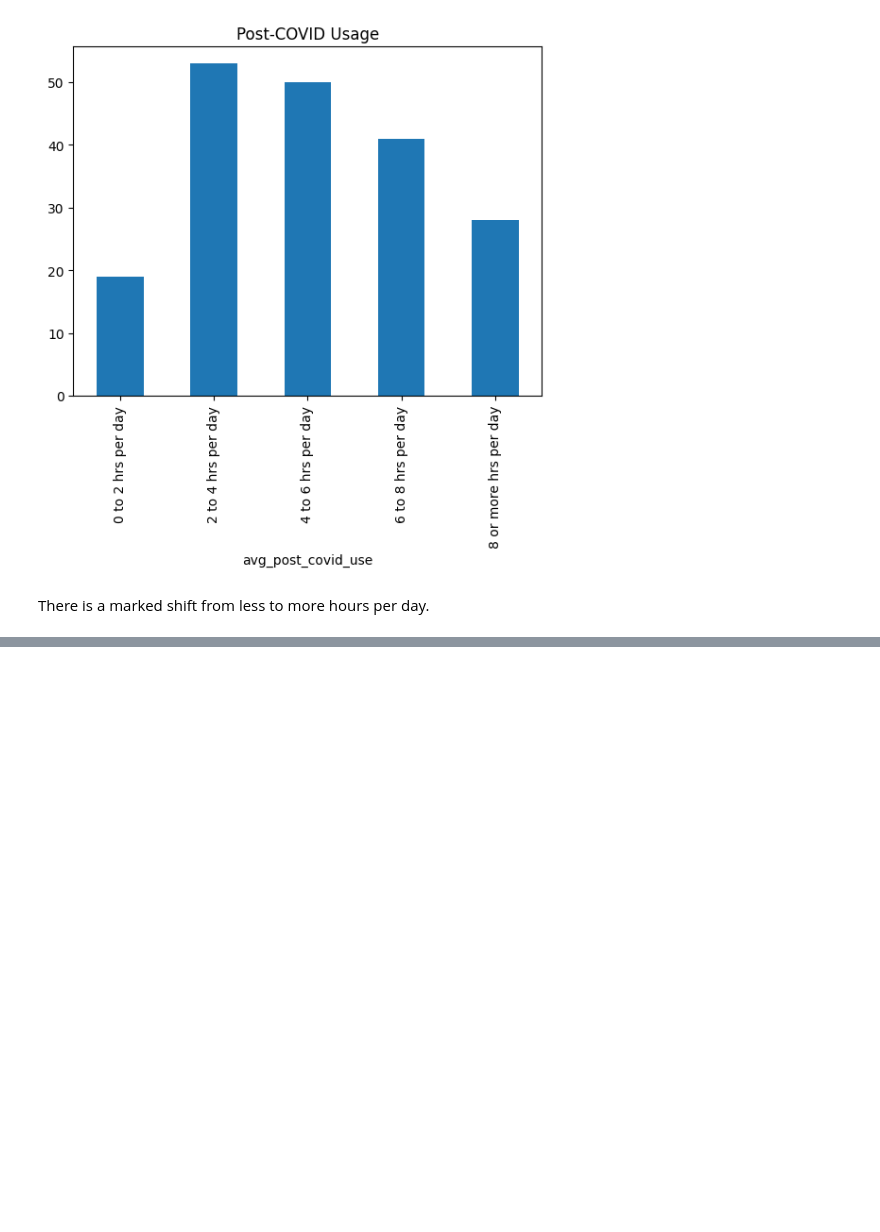
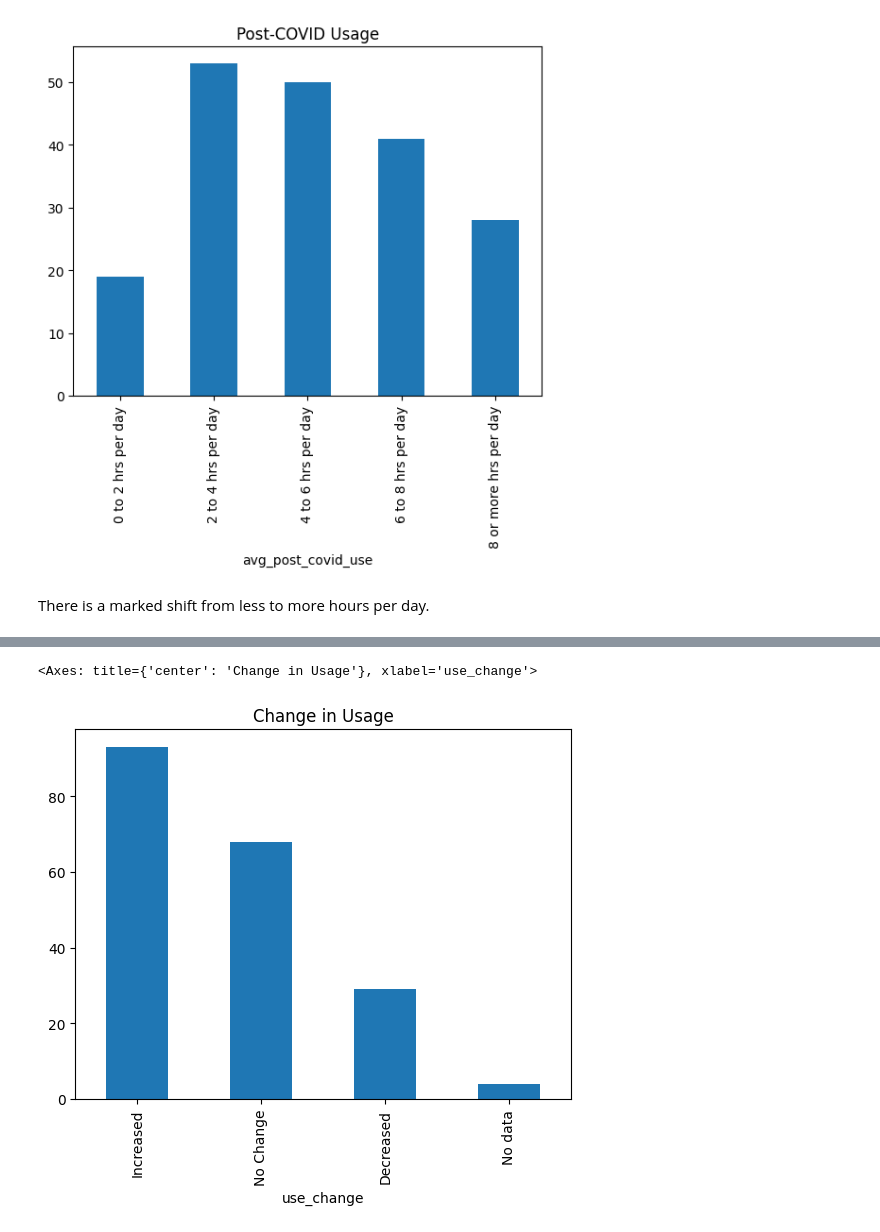
Before and after one commit to akankshazc/sts_iad, a Jupyter notebook: 5_covid.ipynb, the cells around one changed output, grey strips where cells are left out. Cells and saved outputs as stored; diff of their text form; code cells hidden in the pictures; blank space fills up the shorter version.

Commit message:
add change in usage before and after covid with bar chart

```diff
--- a/5_covid.ipynb
+++ b/5_covid.ipynb
@@ -87,0 +96,10 @@ There is a marked shift from less to more hours per day.
+# %%
+cat_dict = {'0 to 2 hrs per day': 1,
+           '2 to 4 hrs per day': 2,
+           '4 to 6 hrs per day': 3,
+           '6 to 8 hrs per day': 4,
+           '8 or more hrs per day': 5,}
+
+df['avg_pre_covid_use_code'] = df['avg_pre_covid_use'].replace(cat_dict).fillna('No data')
+df['avg_post_covid_use_code'] = df['avg_post_covid_use'].replace(cat_dict).fillna('No data')
+df.head()
@@ -87,0 +113,13 @@ There is a marked shift from less to more hours per day.
+# %%
+def change(row):
+    if row['avg_pre_covid_use_code'] == 'No data' or row['avg_post_covid_use_code'] == 'No data':
+        return 'No data'
+    elif row['avg_pre_covid_use_code'] == row['avg_post_covid_use_code']:
+        return 'No Change'
+    elif row['avg_pre_covid_use_code'] < row['avg_post_covid_use_code']:
+        return 'Increased'
+    else:
+        return 'Decreased'
+# %%
+df['use_change'] = df.apply(change, axis=1)
+df.head()
@@ -87,0 +133,5 @@ There is a marked shift from less to more hours per day.
+# %%
+df['use_change'].value_counts().plot(kind='bar', title='Change in Usage')
+# %% [output]
+<Axes: title={'center': 'Change in Usage'}, xlabel='use_change'>
+[figure, added]
```
Also changed, not shown: parts of 4 cells of this notebook.
